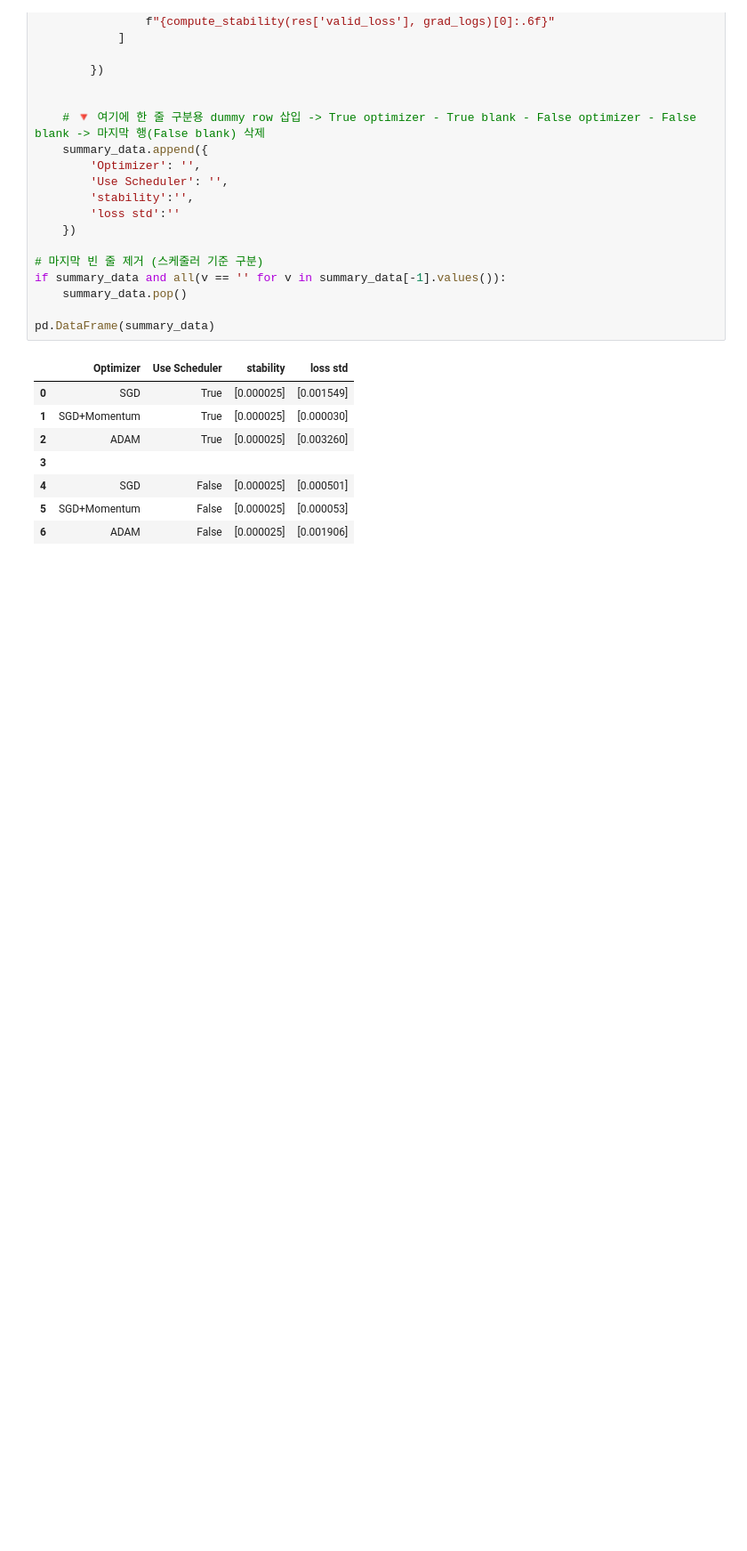
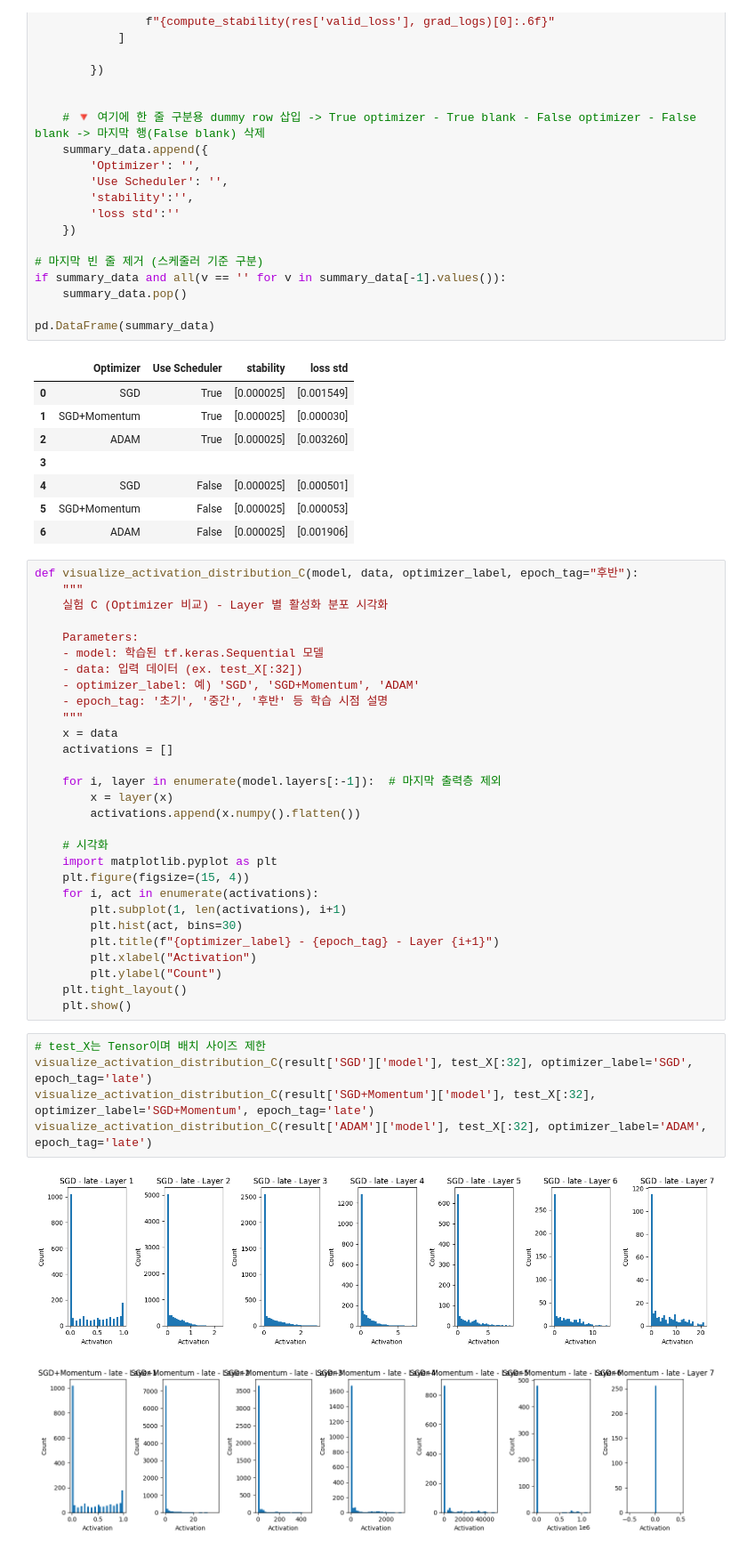
Before and after one commit to won-hj/2025_Capstone_Design, a Jupyter notebook: Lecture3/[HW_3]_MLP_신경망_성능에_영향을_주는_요소별_실험과_분석.ipynb, the cells around one changed output. Shown at 89% size. Cells and saved outputs as stored; diff of their text form; blank space fills up the shorter version.

```diff
--- a/Lecture3/[HW_3]_MLP_신경망_성능에_영향을_주는_요소별_실험과_분석.ipynb
+++ b/Lecture3/[HW_3]_MLP_신경망_성능에_영향을_주는_요소별_실험과_분석.ipynb
@@ -1870,3 +2057,40 @@ pd.DataFrame(summary_data)
 | 4 | SGD | False | [0.000025] | [0.000501] |
 | 5 | SGD+Momentum | False | [0.000025] | [0.000053] |
 | 6 | ADAM | False | [0.000025] | [0.001906] |
+# %%
+def visualize_activation_distribution_C(model, data, optimizer_label, epoch_tag="후반"):
+    """
+    실험 C (Optimizer 비교) - Layer 별 활성화 분포 시각화
+
+    Parameters:
+    - model: 학습된 tf.keras.Sequential 모델
+    - data: 입력 데이터 (ex. test_X[:32])
+    - optimizer_label: 예) 'SGD', 'SGD+Momentum', 'ADAM'
+    - epoch_tag: '초기', '중간', '후반' 등 학습 시점 설명
+    """
+    x = data
+    activations = []
+
+    for i, layer in enumerate(model.layers[:-1]):  # 마지막 출력층 제외
+        x = layer(x)
+        activations.append(x.numpy().flatten())
+
+    # 시각화
+    import matplotlib.pyplot as plt
+    plt.figure(figsize=(15, 4))
+    for i, act in enumerate(activations):
+        plt.subplot(1, len(activations), i+1)
+        plt.hist(act, bins=30)
+        plt.title(f"{optimizer_label} - {epoch_tag} - Layer {i+1}")
+        plt.xlabel("Activation")
+        plt.ylabel("Count")
+    plt.tight_layout()
+    plt.show()
+# %%
+# test_X는 Tensor이며 배치 사이즈 제한
+visualize_activation_distribution_C(result['SGD']['model'], test_X[:32], optimizer_label='SGD', epoch_tag='late')
+visualize_activation_distribution_C(result['SGD+Momentum']['model'], test_X[:32], optimizer_label='SGD+Momentum', epoch_tag='late')
+visualize_activation_distribution_C(result['ADAM']['model'], test_X[:32], optimizer_label='ADAM', epoch_tag='late')
+# %% [output]
+[figure, added]
+[figure, added]
```
Also changed, not shown: parts of 13 cells of this notebook.
